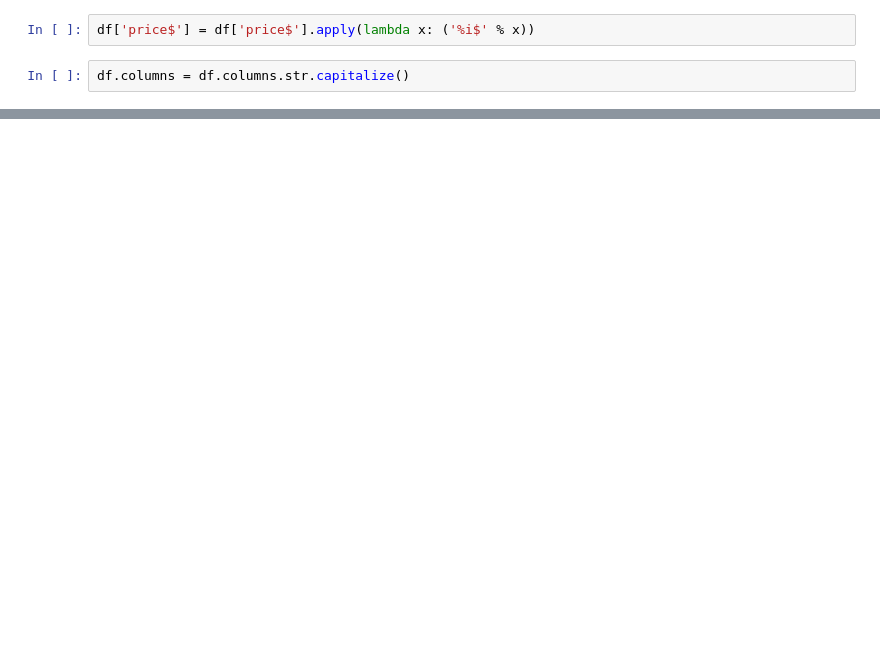
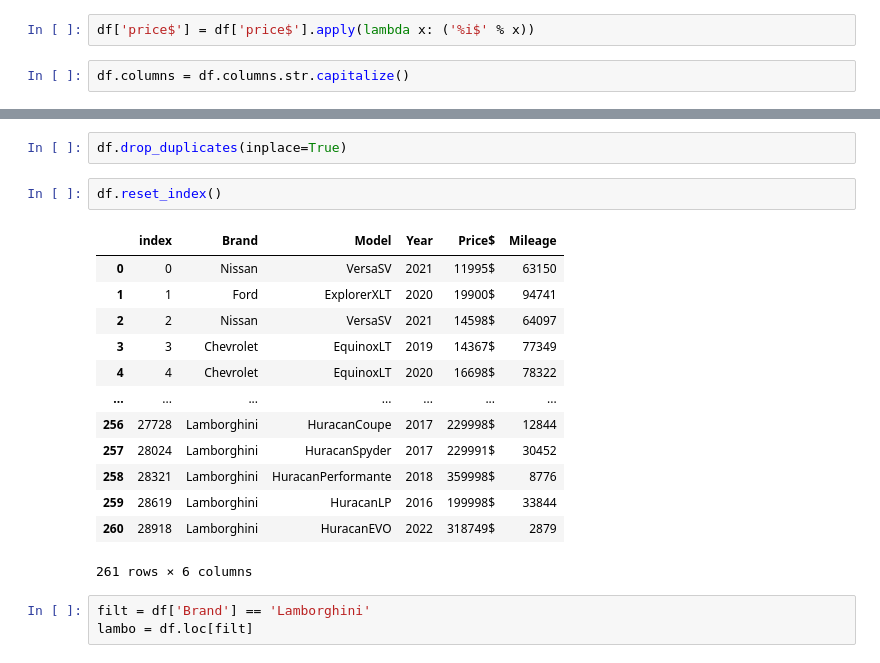
Before and after one commit to samaanjafari/Car-Dealership, a Jupyter notebook: Dataframe/pandas_truecar.ipynb, the cells around one changed output, grey strips where cells are left out. Saved outputs shown, nothing was run; the diff lists cells and outputs as text; blank space fills up the shorter version.

```diff
--- a/Dataframe/pandas_truecar.ipynb
+++ b/Dataframe/pandas_truecar.ipynb
@@ -131,0 +153,21 @@ df.columns = df.columns.str.capitalize()
+# %%
+df.drop_duplicates(inplace=True)
+# %%
+df.reset_index()
+# %% [output]
+|  | index | Brand | Model | Year | Price$ | Mileage |
+| 0 | 0 | Nissan | VersaSV | 2021 | 11995$ | 63150 |
+| 1 | 1 | Ford | ExplorerXLT | 2020 | 19900$ | 94741 |
+| 2 | 2 | Nissan | VersaSV | 2021 | 14598$ | 64097 |
+| 3 | 3 | Chevrolet | EquinoxLT | 2019 | 14367$ | 77349 |
+| 4 | 4 | Chevrolet | EquinoxLT | 2020 | 16698$ | 78322 |
+| ... | ... | ... | ... | ... | ... | ... |
+| 256 | 27728 | Lamborghini | HuracanCoupe | 2017 | 229998$ | 12844 |
+| 257 | 28024 | Lamborghini | HuracanSpyder | 2017 | 229991$ | 30452 |
+| 258 | 28321 | Lamborghini | HuracanPerformante | 2018 | 359998$ | 8776 |
+| 259 | 28619 | Lamborghini | HuracanLP | 2016 | 199998$ | 33844 |
+| 260 | 28918 | Lamborghini | HuracanEVO | 2022 | 318749$ | 2879 |
+261 rows × 6 columns
+# %%
+filt = df['Brand'] == 'Lamborghini'
+lambo = df.loc[filt]
```
Also changed, not shown: parts of 5 cells of this notebook.
